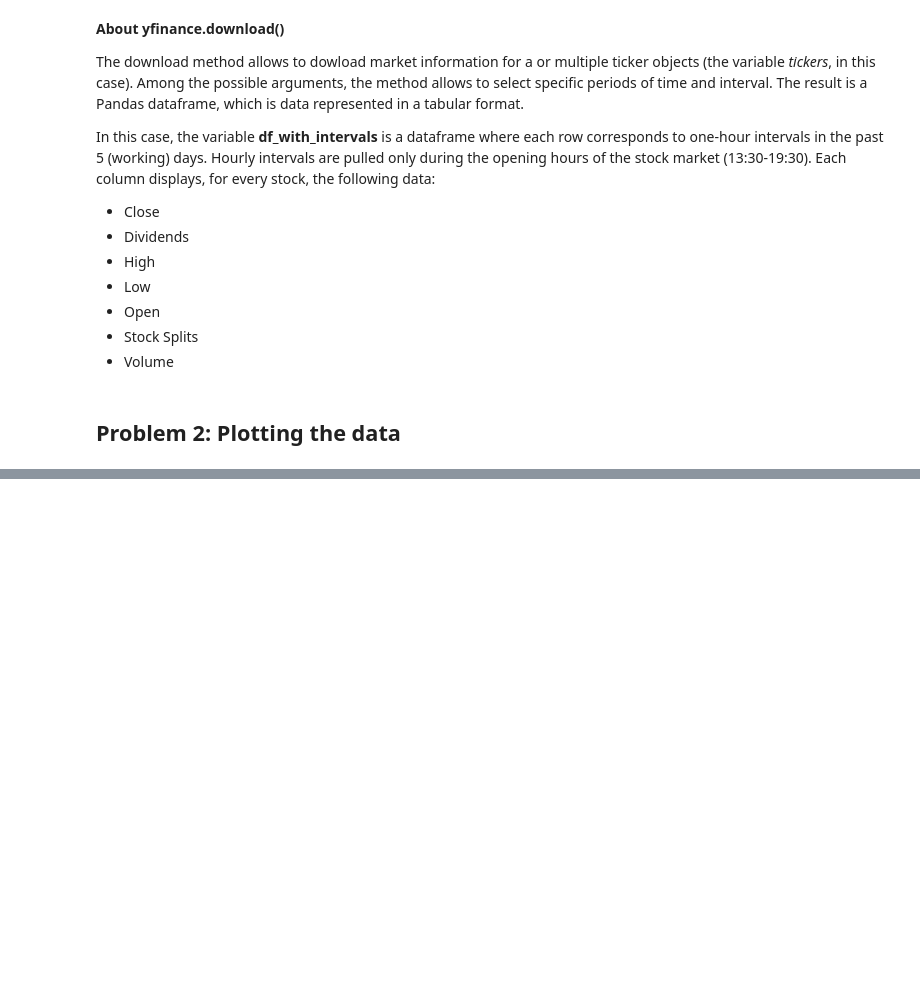
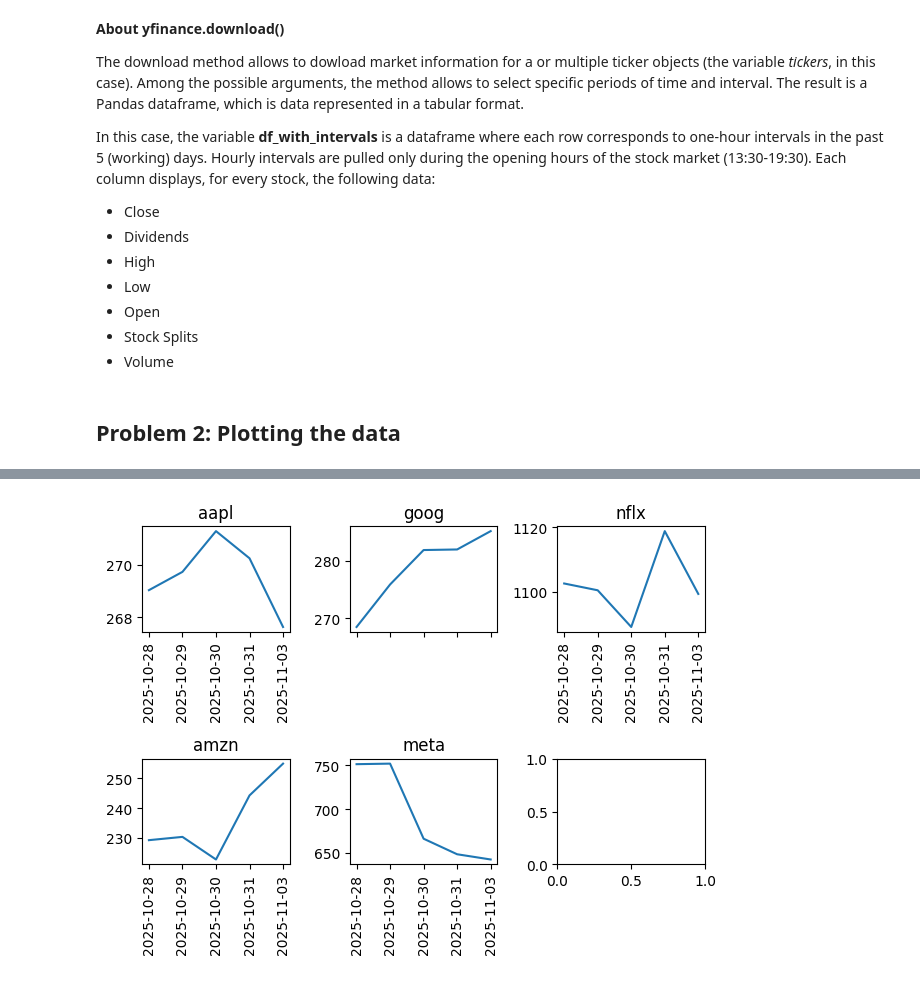
Before and after one commit to irenecelebrin/computer-infrastructure, a Jupyter notebook: problems.ipynb, the cells around one changed output, grey strips where cells are left out. Saved outputs shown, nothing was run; the diff lists cells and outputs as text; code cells hidden in the pictures; blank space fills up the shorter version.

```diff
--- a/problems.ipynb
+++ b/problems.ipynb
@@ -120,0 +202,30 @@ Text(0.5, 1.0, 'FAANG Stocks - Close price over last 5 days')
+# %%
+# Display the data in separate plots https://matplotlib.org/stable/gallery/subplots_axes_and_figures/subplots_demo.html
+
+# create arrays for variables
+aapl = eod_tickers[('Close','AAPL')]
+amzn = eod_tickers[('Close','AMZN')]
+goog = eod_tickers[('Close','GOOG')]
+meta = eod_tickers[('Close','META')]
+nflx = eod_tickers[('Close','NFLX')]
+
+fig, axs = plt.subplots(2, 3)
+axs[0, 0].plot(date, aapl)
+axs[0, 0].set_title("aapl")
+axs[0, 0].set_xticks(date, labels = date, rotation = 'vertical')
+axs[1, 0].plot(date, amzn)
+axs[1, 0].set_title("amzn")
+axs[1, 0].set_xticks(date, labels = date, rotation = 'vertical')
+axs[1, 0].sharex(axs[0, 0])
+axs[0, 1].plot(date, goog)
+axs[0, 1].set_title("goog")
+axs[0, 1].set_xticks(date, labels = 'date', rotation = 'vertical')
+axs[1, 1].plot(date, meta)
+axs[1, 1].set_title("meta")
+axs[1, 1].set_xticks(date, labels = date, rotation = 'vertical')
+axs[0, 2].plot(date, nflx)
+axs[0, 2].set_title("nflx")
+axs[0, 2].set_xticks(date, labels = date, rotation = 'vertical')
+fig.tight_layout()
+# %% [output]
+[figure, added]
```
Also changed, not shown: parts of 9 cells of this notebook, 3 other files.
